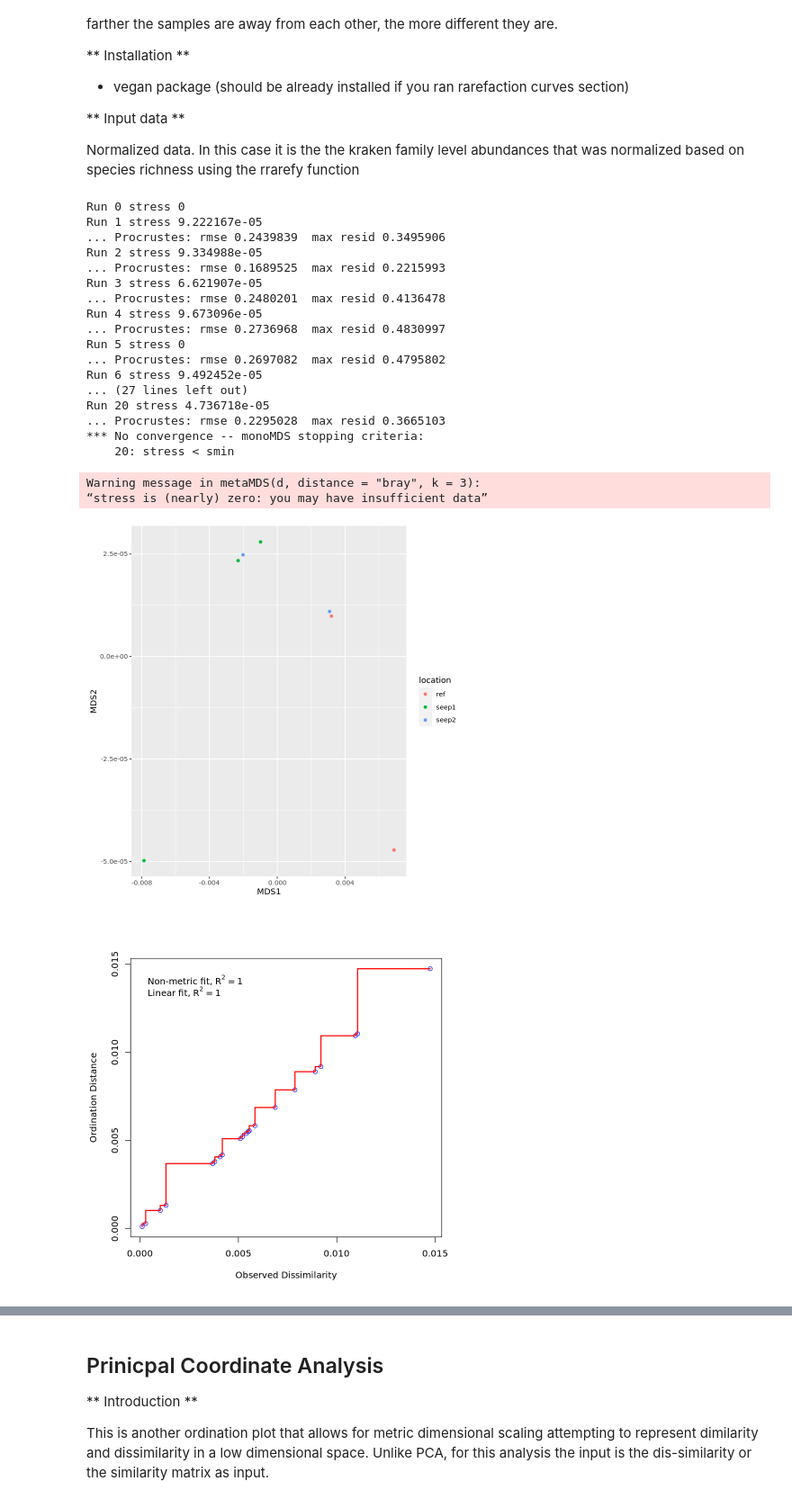
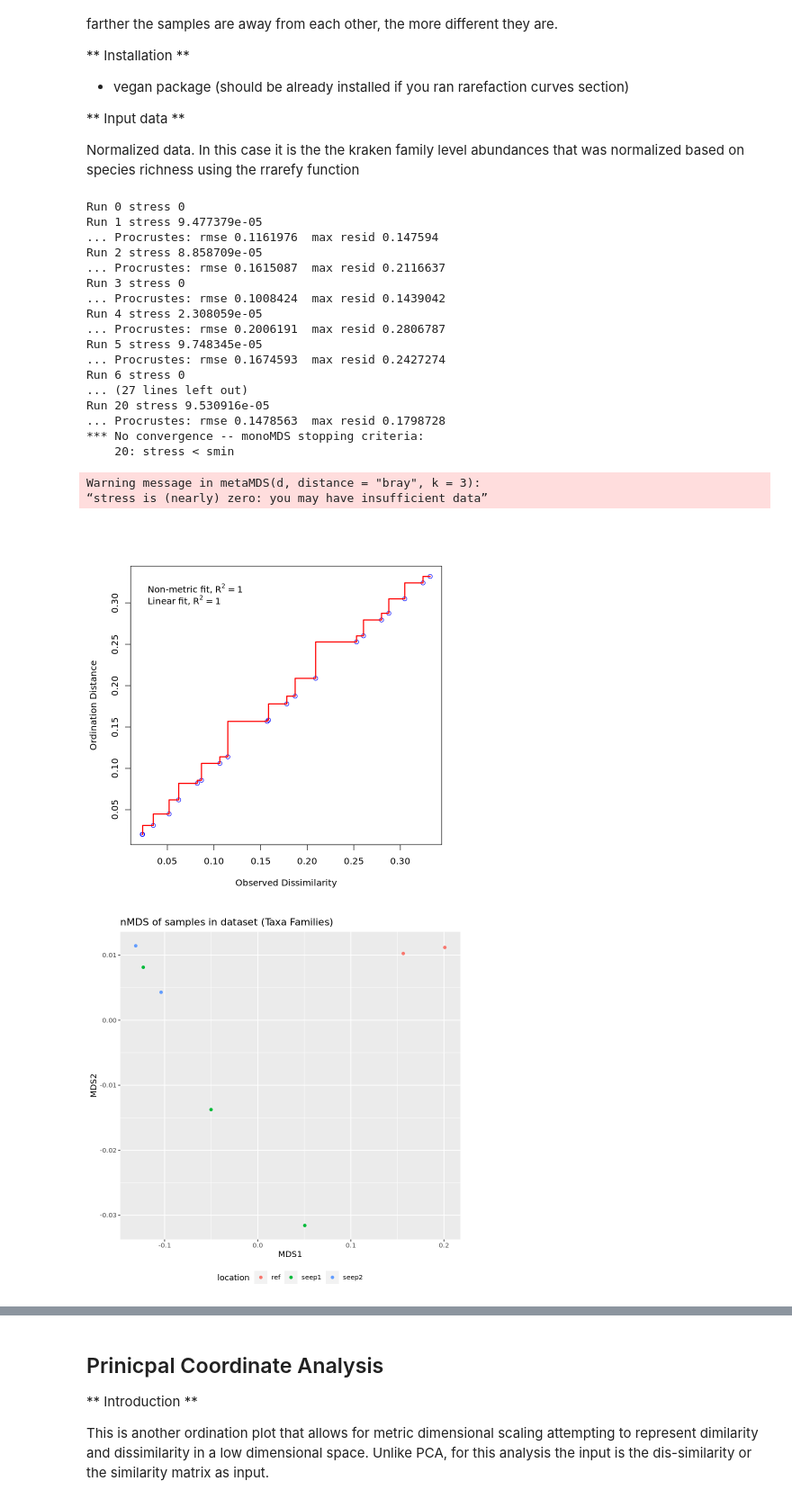
Before and after one commit to hleffler/Microbial-visualization, a Jupyter notebook: REU_hleffler.ipynb, the cells around one changed output, grey strips where cells are left out. Shown at 90% size. Drawn from its saved outputs; the diff is of its cells as text; code cells hidden in the pictures.

```diff
--- a/REU_hleffler.ipynb
+++ b/REU_hleffler.ipynb
@@ -289,37 +311,41 @@ In this case it is the the kraken family level abundances that was normalized ba
 # %%
 library(vegan)
 
 d=vegdist(Srare, method="bray")
 d_matrix=as.matrix(d, labels=T)
 mds=metaMDS(d, distance = "bray", k=3) #k=number of dimensions
 mds_data=as.data.frame(mds$points)
 mds_data$SampleID =rownames(mds_data)
 
 #one way to visaluze the MDS plots
-ggplot(mds_data, aes(x=MDS1, y=MDS2, color= location)) +geom_point()
+p2 = ggplot(mds_data, aes(x=MDS1, y=MDS2, color= location)) +geom_point() +
+ggtitle("nMDS of samples in dataset (Taxa Families)") +
+theme_gray() +
+theme(legend.position = "bottom")
 stressplot(mds)
+print(p2)
 # %% [output]
 Run 0 stress 0
-Run 1 stress 9.222167e-05
-... Procrustes: rmse 0.2439839  max resid 0.3495906
-Run 2 stress 9.334988e-05
-... Procrustes: rmse 0.1689525  max resid 0.2215993
-Run 3 stress 6.621907e-05
-... Procrustes: rmse 0.2480201  max resid 0.4136478
-Run 4 stress 9.673096e-05
-... Procrustes: rmse 0.2736968  max resid 0.4830997
-Run 5 stress 0
-... Procrustes: rmse 0.2697082  max resid 0.4795802
-Run 6 stress 9.492452e-05
+Run 1 stress 9.477379e-05
+... Procrustes: rmse 0.1161976  max resid 0.147594
+Run 2 stress 8.858709e-05
+... Procrustes: rmse 0.1615087  max resid 0.2116637
+Run 3 stress 0
+... Procrustes: rmse 0.1008424  max resid 0.1439042
+Run 4 stress 2.308059e-05
+... Procrustes: rmse 0.2006191  max resid 0.2806787
+Run 5 stress 9.748345e-05
+... Procrustes: rmse 0.1674593  max resid 0.2427274
+Run 6 stress 0
 ... (27 lines left out)
-Run 20 stress 4.736718e-05
-... Procrustes: rmse 0.2295028  max resid 0.3665103
+Run 20 stress 9.530916e-05
+... Procrustes: rmse 0.1478563  max resid 0.1798728
 *** No convergence -- monoMDS stopping criteria:
     20: stress < smin
 Warning message in metaMDS(d, distance = "bray", k = 3):
 “stress is (nearly) zero: you may have insufficient data”
-[figure, old version]
+[figure, new version]
-[figure, old version]
+[figure, new version]
 # %% [markdown]
 ** Conclusions from the graph **
 
```
Also changed, not shown: parts of 24 cells of this notebook.
